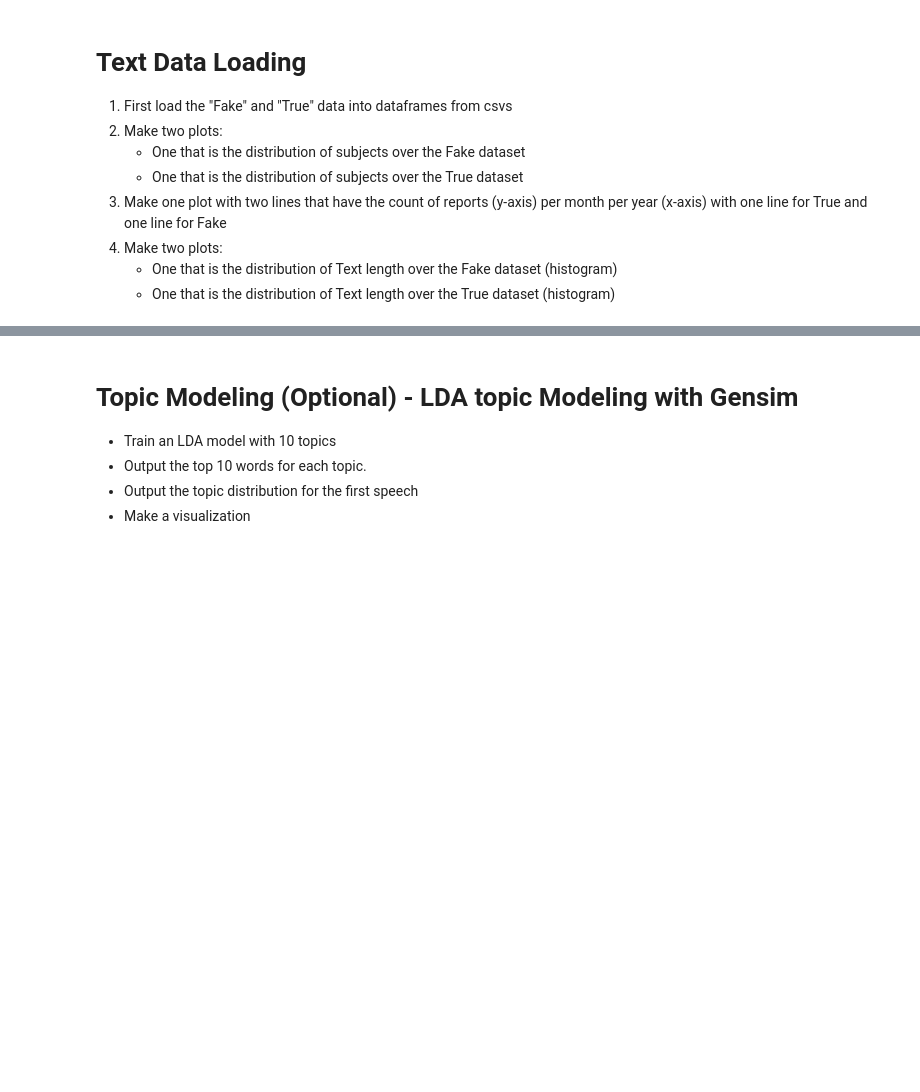
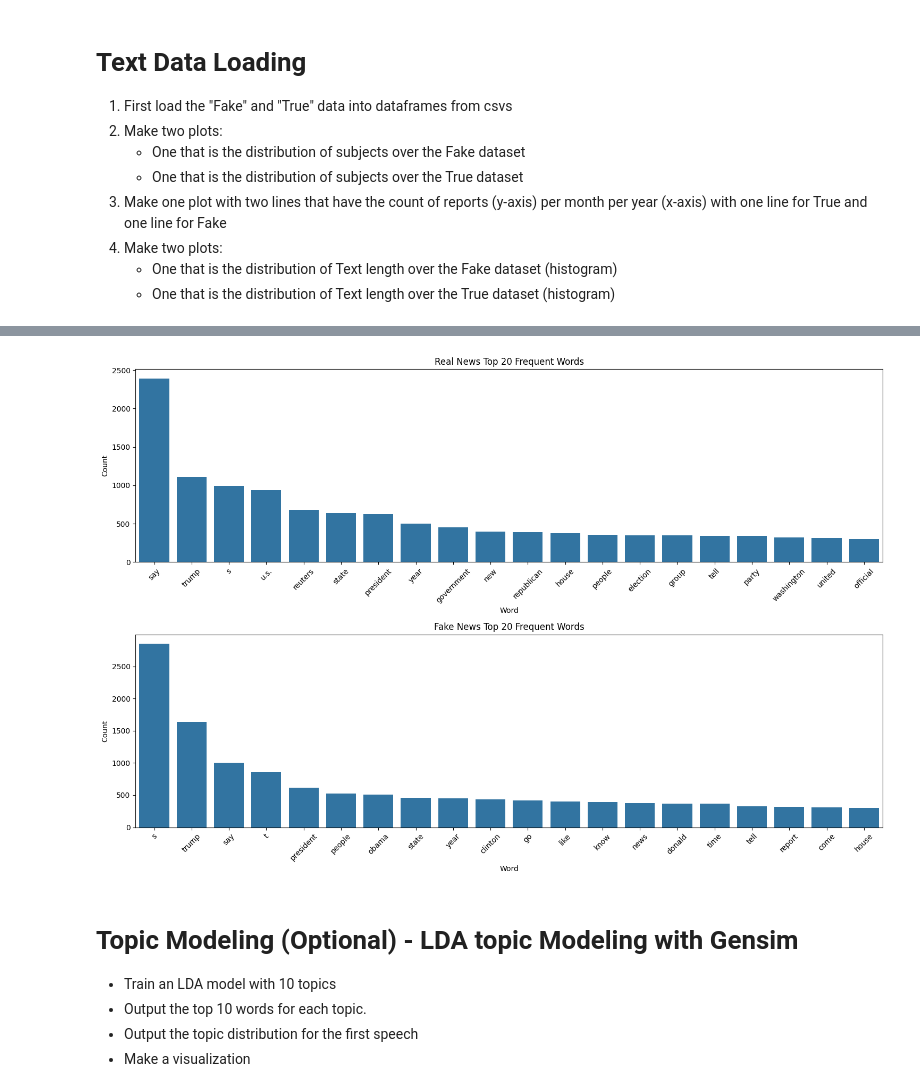
Before and after one commit to berkeley-stat159/fall-2025, a Jupyter notebook: lab/lab10/lab10.ipynb, the cells around one changed output, grey strips where cells are left out. Cells and saved outputs as stored; diff of their text form; code cells hidden in the pictures; blank space fills up the shorter version.

```diff
--- a/lab/lab10/lab10.ipynb
+++ b/lab/lab10/lab10.ipynb
@@ -58,6 +133,37 @@ In this section, we will explore the most common tokens and lemmas throughout di
 - https://www.statology.org/text-preprocessing-feature-engineering-spacy/
 - https://scikit-learn.org/stable/modules/generated/sklearn.feature_extraction.text.TfidfVectorizer.html#
 - https://www.geeksforgeeks.org/nlp/how-to-store-a-tfidfvectorizer-for-future-use-in-scikit-learn/
+# %%
+# analayze each dataframe separately
+nlp = spacy.load("en_core_web_sm")
+fake_docs = [nlp(doc) for doc in tqdm(fake["text"].sample(500, random_state=233857))]
+real_docs =  [nlp(doc) for doc in tqdm(real["text"].sample(500, random_state=233857))]
+# %%
+real_lemmas = [token.lemma_.lower() for doc in real_docs for token in doc
+        if not token.is_stop and not token.is_punct and not token.is_space]
+real_count = Counter(real_lemmas).most_common(20)
+# %%
+fake_lemmas = [token.lemma_.lower() for doc in fake_docs for token in doc
+        if not token.is_stop and not token.is_punct and not token.is_space]
+fake_count = Counter(fake_lemmas).most_common(20)
+# %%
+# Hint - put the words and counts into a pd Dataframe for better structure
+real_count_df = pd.DataFrame(real_count , columns=["Word", "Count"])
+fake_count_df = pd.DataFrame(fake_count , columns=["Word", "Count"])
+# %%
+# Hint - use seaborn, subplots, and rotate tick lables
+fig, ax = plt.subplots(nrows=2, ncols=1, figsize=(15,10))
+sns.barplot(real_count_df, x="Word", y="Count", ax=ax[0])
+ax[0].set_title("Real News Top 20 Frequent Words")
+ax[0].tick_params(axis='x', labelrotation=45)
+ # ha='right' aligns the right end of the label with the tick
+sns.barplot(fake_count_df, x="Word", y="Count", ax=ax[1])
+ax[1].set_title("Fake News Top 20 Frequent Words")
+ax[1].tick_params(axis='x', labelrotation=45)
+plt.tight_layout()
+plt.show()
+# %% [output]
+[figure, added]
 # %% [markdown]
 # Topic Modeling (Optional) - LDA topic Modeling with Gensim
 - Train an LDA model with 10 topics
```
Also changed, not shown: parts of 21 cells of this notebook.
